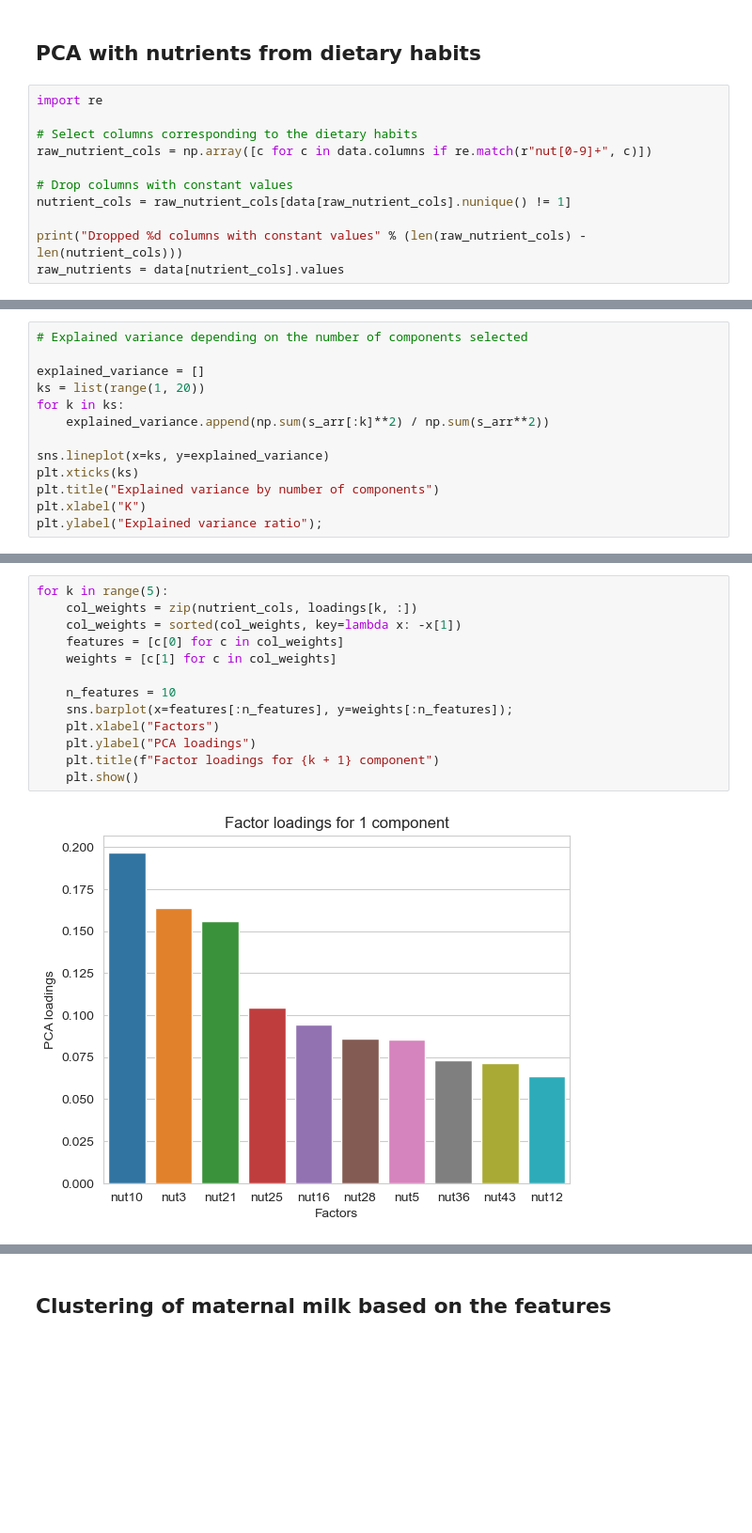
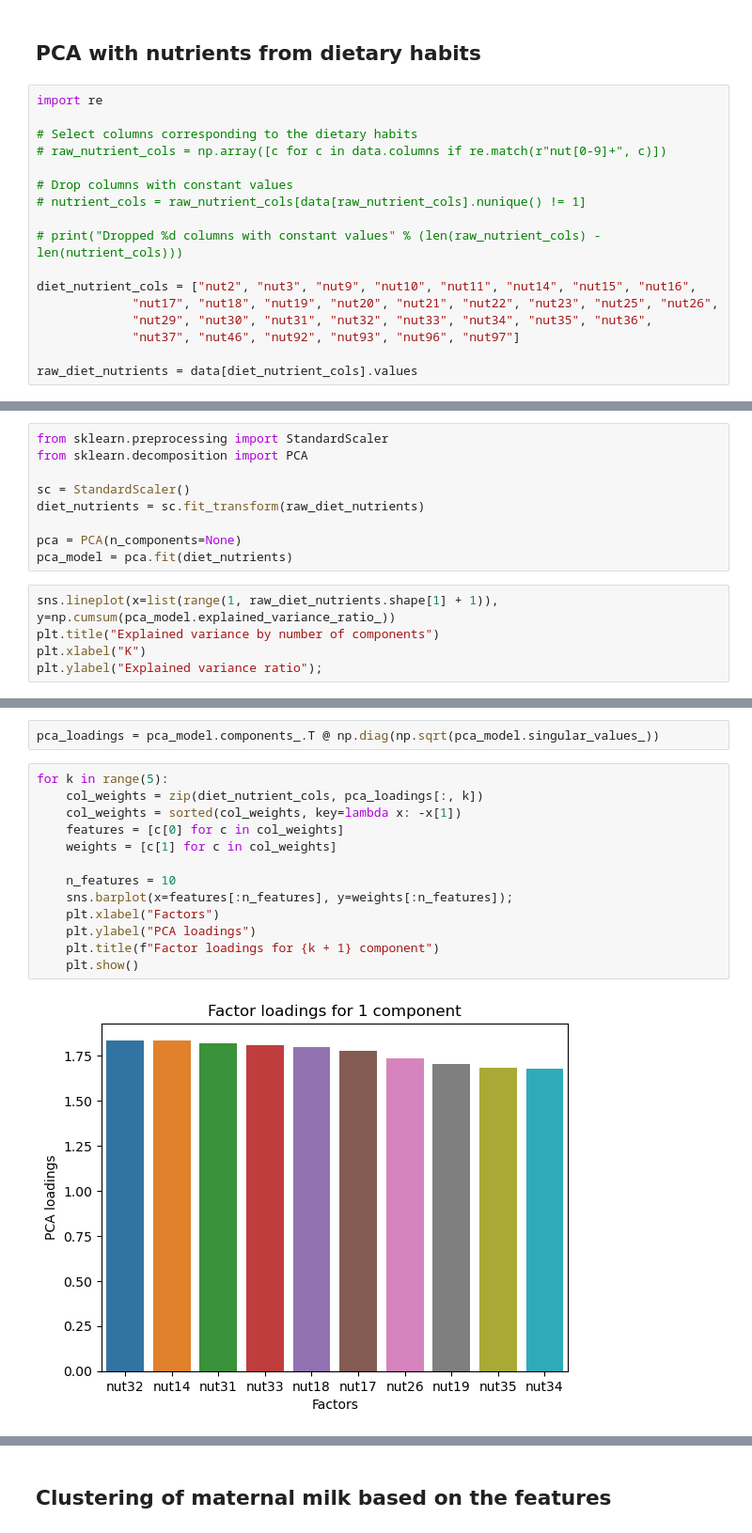
Before and after one commit to dr-leto/unimi, a Jupyter notebook: nutritional_epidemiology/breast_milk_eda.ipynb, the cells around one changed output, grey strips where cells are left out. Shown at 94% size. Drawn from its saved outputs; the diff is of its cells as text; blank space fills up the shorter version.

```diff
--- a/nutritional_epidemiology/breast_milk_eda.ipynb
+++ b/nutritional_epidemiology/breast_milk_eda.ipynb
@@ -51,10 +51,16 @@ sns.boxplot(data=data["nutm8"]);
 import re
 
 # Select columns corresponding to the dietary habits
-raw_nutrient_cols = np.array([c for c in data.columns if re.match(r"nut[0-9]+", c)])
+# raw_nutrient_cols = np.array([c for c in data.columns if re.match(r"nut[0-9]+", c)])
 
 # Drop columns with constant values
-nutrient_cols = raw_nutrient_cols[data[raw_nutrient_cols].nunique() != 1]
+# nutrient_cols = raw_nutrient_cols[data[raw_nutrient_cols].nunique() != 1]
 
-print("Dropped %d columns with constant values" % (len(raw_nutrient_cols) - len(nutrient_cols)))
-raw_nutrients = data[nutrient_cols].values
+# print("Dropped %d columns with constant values" % (len(raw_nutrient_cols) - len(nutrient_cols)))
+
+diet_nutrient_cols = ["nut2", "nut3", "nut9", "nut10", "nut11", "nut14", "nut15", "nut16",
+             "nut17", "nut18", "nut19", "nut20", "nut21", "nut22", "nut23", "nut25", "nut26",
+             "nut29", "nut30", "nut31", "nut32", "nut33", "nut34", "nut35", "nut36",
+             "nut37", "nut46", "nut92", "nut93", "nut96", "nut97"]
+
+raw_diet_nutrients = data[diet_nutrient_cols].values
@@ -72,13 +67,14 @@ s = np.zeros(shape=(len(s_arr), len(s_arr)))
+# %%
+from sklearn.preprocessing import StandardScaler
+from sklearn.decomposition import PCA
+
+sc = StandardScaler()
+diet_nutrients = sc.fit_transform(raw_diet_nutrients)
+
+pca = PCA(n_components=None)
+pca_model = pca.fit(diet_nutrients)
 # %%
-# Explained variance depending on the number of components selected
-
-explained_variance = []
-ks = list(range(1, 20))
-for k in ks:
-    explained_variance.append(np.sum(s_arr[:k]**2) / np.sum(s_arr**2))
-
-sns.lineplot(x=ks, y=explained_variance)
-plt.xticks(ks)
+sns.lineplot(x=list(range(1, raw_diet_nutrients.shape[1] + 1)), y=np.cumsum(pca_model.explained_variance_ratio_))
 plt.title("Explained variance by number of components")
 plt.xlabel("K")
 plt.ylabel("Explained variance ratio");
@@ -91,15 +83,17 @@ loadings = v_t.T @ s / np.sqrt(nutrients.shape[0])
+# %%
+pca_loadings = pca_model.components_.T @ np.diag(np.sqrt(pca_model.singular_values_))
 # %%
 for k in range(5):
-    col_weights = zip(nutrient_cols, loadings[k, :])
+    col_weights = zip(diet_nutrient_cols, pca_loadings[:, k])
     col_weights = sorted(col_weights, key=lambda x: -x[1])
     features = [c[0] for c in col_weights]
     weights = [c[1] for c in col_weights]
 
     n_features = 10
     sns.barplot(x=features[:n_features], y=weights[:n_features]);
     plt.xlabel("Factors")
     plt.ylabel("PCA loadings")
     plt.title(f"Factor loadings for {k + 1} component")
     plt.show()
 # %% [output]
-[figure, old version]
+[figure, new version]
```
Also changed, not shown: parts of 34 cells of this notebook.
